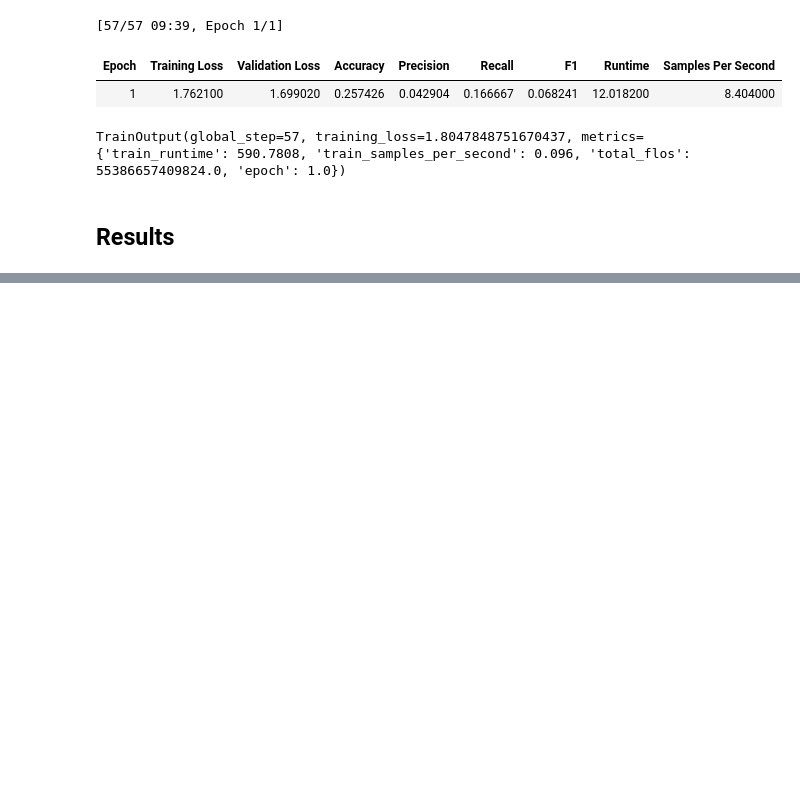
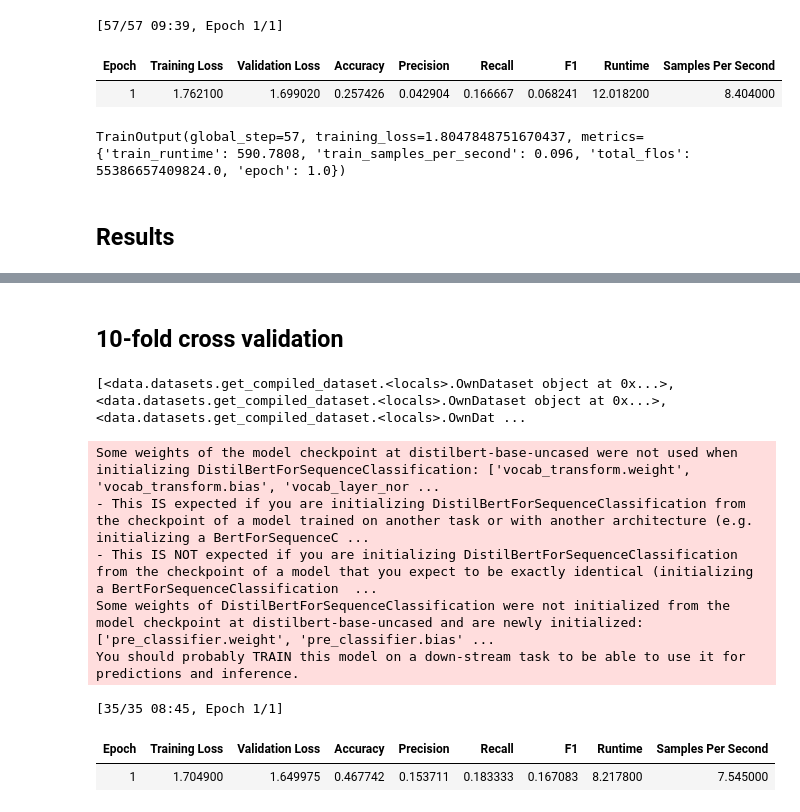
Before and after one commit to iambackend/thesis_code, a Jupyter notebook: notebooks/distilbert.ipynb, the cells around one changed output, grey strips where cells are left out. Drawn from its saved outputs; the diff is of its cells as text; code cells hidden in the pictures; blank space fills up the shorter version.

```diff
--- a/notebooks/distilbert.ipynb
+++ b/notebooks/distilbert.ipynb
@@ -123,3 +116,69 @@ show_confusion_matrix(model, train_dataset, encode_dict)
 # %%
 %load_ext tensorboard
 %tensorboard --logdir logs
+# %% [markdown]
+## 10-fold cross validation
+# %%
+from data import get_compiled_dataset
+
+# reset randomizers seeds for reproducibility
+torch.manual_seed(42)
+random.seed(42)
+np.random.seed(42)
+
+train_datasets, test_datasets, encode_dict = get_compiled_dataset('data/PURE_and_others.csv',
+                                                                type='10-fold',
+                                                                allowed_labelers=['Aydar'],
+#                                                                 allowed_labels=['Access control']
+                                                               )
+
+
+print(train_datasets)
+
+training_args = TrainingArguments(
+    output_dir='./results',          # output directory
+    num_train_epochs=30,              # total number of training epochs
+    per_device_train_batch_size=16,  # batch size per device during training
+    per_device_eval_batch_size=64,   # batch size for evaluation
+    warmup_steps=500,                # number of warmup steps for learning rate scheduler
+    weight_decay=0.01,               # strength of weight decay
+    logging_dir='./logs',            # directory for storing logs
+    logging_steps=10,
+    load_best_model_at_end=True,
+    metric_for_best_model='f1',
+    evaluation_strategy='epoch',
+    eval_steps=300,
+)
+
+results = []
+Y_true, Y_pred = [], []
+
+for train_dataset, test_dataset in zip(train_datasets, test_datasets):
+
+    model = DistilBertForSequenceClassification.from_pretrained("distilbert-base-uncased", num_labels=len(encode_dict))
+
+    trainer = Trainer(
+        model=model,                         # the instantiated 🤗 Transformers model to be trained
+        args=training_args,                  # training arguments, defined above
+        train_dataset=train_dataset,         # training dataset
+        eval_dataset=test_dataset,             # evaluation dataset
+        tokenizer=tokenizer,
+        compute_metrics=compute_metrics
+    )
+
+    trainer.train()
+
+    results.append(trainer.evaluate())
+    y_true, y_pred = predict(model, test_dataset, encode_dict)
+    Y_true.extend(y_true)
+    Y_pred.extend(y_pred)
+# %% [output]
+[<data.datasets.get_compiled_dataset.<locals>.OwnDataset object at 0x...>, <data.datasets.get_compiled_dataset.<locals>.OwnDataset object at 0x...>, <data.datasets.get_compiled_dataset.<locals>.OwnDat ...
+Some weights of the model checkpoint at distilbert-base-uncased were not used when initializing DistilBertForSequenceClassification: ['vocab_transform.weight', 'vocab_transform.bias', 'vocab_layer_nor ...
+- This IS expected if you are initializing DistilBertForSequenceClassification from the checkpoint of a model trained on another task or with another architecture (e.g. initializing a BertForSequenceC ...
+- This IS NOT expected if you are initializing DistilBertForSequenceClassification from the checkpoint of a model that you expect to be exactly identical (initializing a BertForSequenceClassification  ...
+Some weights of DistilBertForSequenceClassification were not initialized from the model checkpoint at distilbert-base-uncased and are newly initialized: ['pre_classifier.weight', 'pre_classifier.bias' ...
+You should probably TRAIN this model on a down-stream task to be able to use it for predictions and inference.
+[35/35 08:45, Epoch 1/1]
+| Epoch | Training Loss | Validation Loss | Accuracy | Precision | Recall | F1 | Runtime | Samples Per Second |
+| 1 | 1.704900 | 1.649975 | 0.467742 | 0.153711 | 0.183333 | 0.167083 | 8.217800 | 7.545000 |
```
Also changed, not shown: parts of 11 cells of this notebook, 2 other files.
